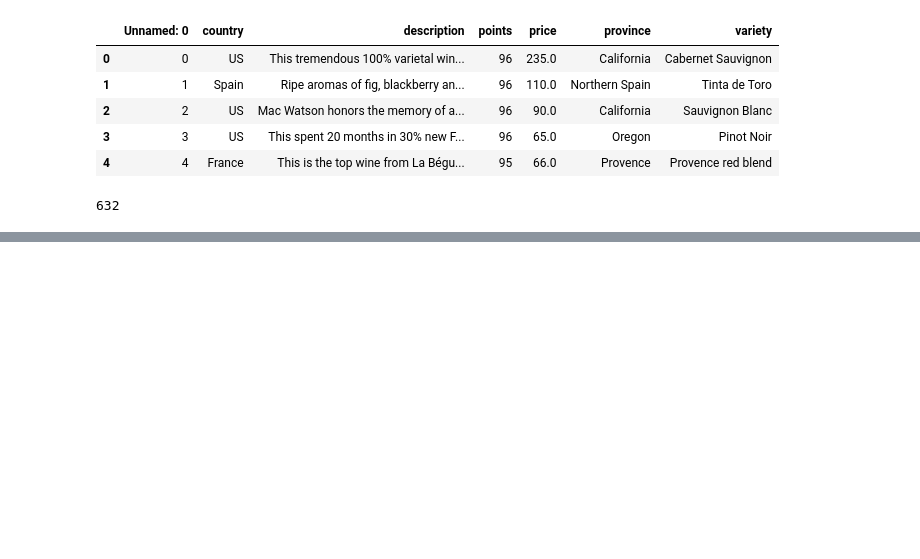
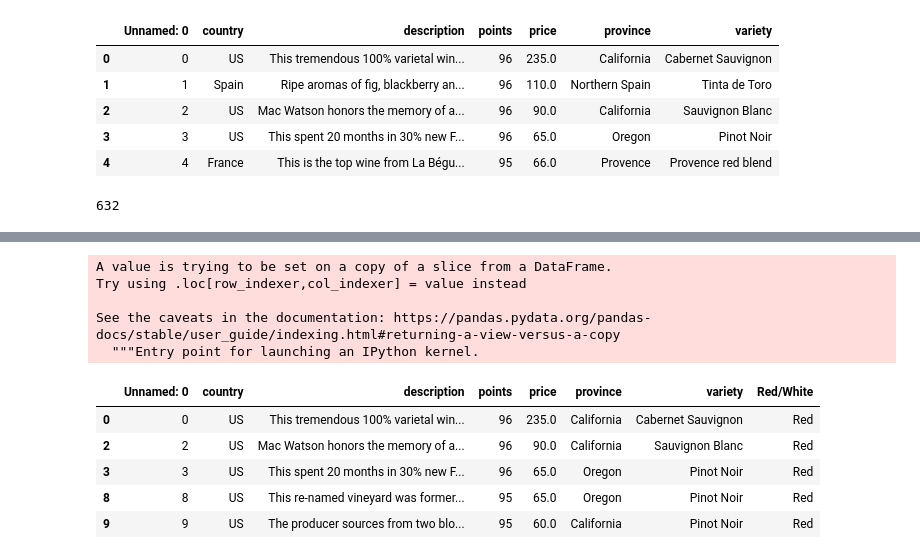
Before and after one commit to ascott011/Wine_Prediction, a Jupyter notebook: Capstone_2.ipynb, the cells around one changed output, grey strips where cells are left out. Saved outputs shown, nothing was run; the diff lists cells and outputs as text; code cells hidden in the pictures; blank space fills up the shorter version.

```diff
--- a/Capstone_2.ipynb
+++ b/Capstone_2.ipynb
@@ -161,0 +183,15 @@ new_df.shape
+# %%
+new_df['Red/White'] = 'Red'
+new_df.head()
+# %% [output]
+A value is trying to be set on a copy of a slice from a DataFrame.
+Try using .loc[row_indexer,col_indexer] = value instead
+
+See the caveats in the documentation: https://pandas.pydata.org/pandas-docs/stable/user_guide/indexing.html#returning-a-view-versus-a-copy
+  """Entry point for launching an IPython kernel.
+|  | Unnamed: 0 | country | description | points | price | province | variety | Red/White |
+| 0 | 0 | US | This tremendous 100% varietal win... | 96 | 235.0 | California | Cabernet Sauvignon | Red |
+| 2 | 2 | US | Mac Watson honors the memory of a... | 96 | 90.0 | California | Sauvignon Blanc | Red |
+| 3 | 3 | US | This spent 20 months in 30% new F... | 96 | 65.0 | Oregon | Pinot Noir | Red |
+| 8 | 8 | US | This re-named vineyard was former... | 95 | 65.0 | Oregon | Pinot Noir | Red |
+| 9 | 9 | US | The producer sources from two blo... | 95 | 60.0 | California | Pinot Noir | Red |
```
Also changed, not shown: parts of 3 cells of this notebook.
